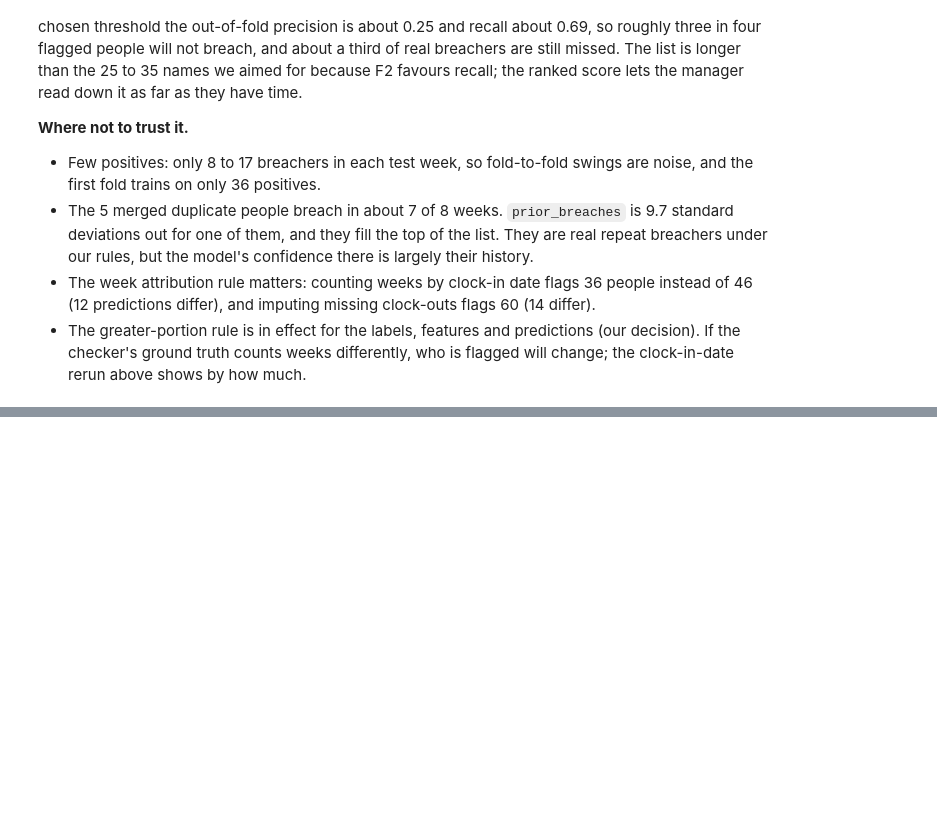
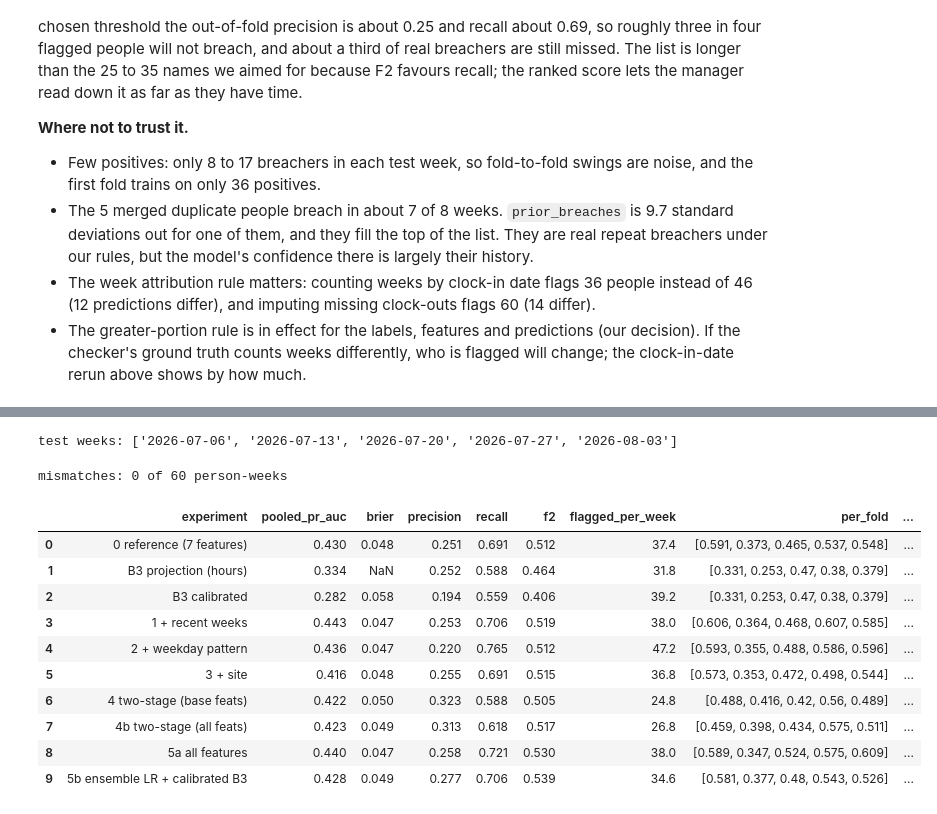
Before and after one commit to MistryDev09/JemTechnical, a Jupyter notebook: data_modeling.ipynb, the cells around one changed output, grey strips where cells are left out. Drawn from its saved outputs; the diff is of its cells as text; code cells hidden in the pictures; blank space fills up the shorter version.

```diff
--- a/data_modeling.ipynb
+++ b/data_modeling.ipynb
@@ -760,0 +764,17 @@ wrote predictions.csv: 213 rows, 51 flagged
+# %%
+# Experiments use the same code, folds, C selection and F2 threshold as the shipped model (src/forecast.py).
+import warnings; warnings.filterwarnings("ignore")
+from sklearn.linear_model import Ridge
+from sklearn.metrics import brier_score_loss
+from src.forecast import (build_table, rolling_cv, baseline_oof, test_indices, best_threshold, f2_at, _ap,
+                          BASE_FEATS, CAP)
+
+seg = segments.merge(shifts[["shift_id", "shift_date"]], on="shift_id")[
+    ["shift_id", "person_key", "shift_date", "week_start", "hours", "site_id"]]
+seg = seg[seg.week_start <= current_week]
+primary_site = add_person_key(employees[["employee_id", "primary_site_id"]], people).groupby("person_key")["primary_site_id"].first()
+hol_dates = set(pd.to_datetime(holidays["date"]).dt.normalize())
+TEST = test_indices(len(weeks))
+print("test weeks:", [str(weeks[k].date()) for k in TEST])
+# %% [output]
+test weeks: ['2026-07-06', '2026-07-13', '2026-07-20', '2026-07-27', '2026-08-03']
@@ -760,0 +870,49 @@ wrote predictions.csv: 213 rows, 51 flagged
+# %%
+# Leakage check: recompute four of the new features independently for 60 random person-weeks.
+t = add_features(build_table(seg, persons, weeks, OFFSET, night), seg, OFFSET)
+fw = seg.groupby(["person_key", "week_start"])["hours"].sum()
+bad = 0
+for r in t.sample(60, random_state=1).itertuples():
+    prior = [w for w in weeks if w < r.week_start]
+    h = [fw.get((r.person_key, w), 0.0) for w in prior]
+    p = seg[(seg.person_key == r.person_key) & (seg.week_start.isin(prior))]
+    exp = [h[-1], np.mean(h[-2:]),
+           np.mean([(p[(p.week_start == w) & (p.shift_date.dt.weekday == 6)].hours.sum() > 0) for w in prior]),
+           np.mean([p[(p.week_start == w) & (p.shift_date.dt.weekday > OFFSET)].hours.sum() for w in prior])]
+    got = [r.last_week_hours, r.last2_hours, r.sunday_share_prior, r.avg_after_hours_prior]
+    bad += not np.allclose(exp, got)
+print("mismatches:", bad, "of 60 person-weeks")
+# %% [output]
+mismatches: 0 of 60 person-weeks
+# %%
+pd.set_option("display.width", 250); pd.set_option("display.max_columns", 30)
+t = add_features(build_table(seg, persons, weeks, OFFSET, night), seg, OFFSET)
+oof = {}
+oof["0 reference (7 features)"] = rolling_cv(t, weeks, BASE_FEATS, TEST)
+oof["B3 projection (hours)"] = baseline_oof(t, weeks, "B3", TEST)
+oof["B3 calibrated"] = rolling_cv(t, weeks, ["B3"], TEST)
+oof["1 + recent weeks"] = rolling_cv(t, weeks, BASE_FEATS + RECENT, TEST)
+oof["2 + weekday pattern"] = rolling_cv(t, weeks, BASE_FEATS + WEEKDAY, TEST)
+oof["3 + site"] = rolling_cv(t, weeks, BASE_FEATS + SITE, TEST)
+oof["4 two-stage (base feats)"] = two_stage(t, BASE_FEATS + ["B3"], TEST)
+oof["4b two-stage (all feats)"] = two_stage(t, BASE_FEATS + RECENT + WEEKDAY + SITE, TEST)
+oof["5a all features"] = rolling_cv(t, weeks, BASE_FEATS + RECENT + WEEKDAY + SITE, TEST)
+e = oof["0 reference (7 features)"].copy()
+e["score"] = (e.score.values + oof["B3 calibrated"].score.values) / 2
+oof["5b ensemble LR + calibrated B3"] = e
+ref = oof["0 reference (7 features)"]
+results = pd.DataFrame([summarise(k, v, None if k.startswith("0") else ref) for k, v in oof.items()])
+results.loc[results.experiment.str.contains("projection"), "brier"] = np.nan   # hours, not a probability
+results.round(3)
+# %% [output]
+|  | experiment | pooled_pr_auc | brier | precision | recall | f2 | flagged_per_week | per_fold | ... |
+| 0 | 0 reference (7 features) | 0.430 | 0.048 | 0.251 | 0.691 | 0.512 | 37.4 | [0.591, 0.373, 0.465, 0.537, 0.548] | ... |
+| 1 | B3 projection (hours) | 0.334 | NaN | 0.252 | 0.588 | 0.464 | 31.8 | [0.331, 0.253, 0.47, 0.38, 0.379] | ... |
+| 2 | B3 calibrated | 0.282 | 0.058 | 0.194 | 0.559 | 0.406 | 39.2 | [0.331, 0.253, 0.47, 0.38, 0.379] | ... |
+| 3 | 1 + recent weeks | 0.443 | 0.047 | 0.253 | 0.706 | 0.519 | 38.0 | [0.606, 0.364, 0.468, 0.607, 0.585] | ... |
+| 4 | 2 + weekday pattern | 0.436 | 0.047 | 0.220 | 0.765 | 0.512 | 47.2 | [0.593, 0.355, 0.488, 0.586, 0.596] | ... |
+| 5 | 3 + site | 0.416 | 0.048 | 0.255 | 0.691 | 0.515 | 36.8 | [0.573, 0.353, 0.472, 0.498, 0.544] | ... |
+| 6 | 4 two-stage (base feats) | 0.422 | 0.050 | 0.323 | 0.588 | 0.505 | 24.8 | [0.488, 0.416, 0.42, 0.56, 0.489] | ... |
+| 7 | 4b two-stage (all feats) | 0.423 | 0.049 | 0.313 | 0.618 | 0.517 | 26.8 | [0.459, 0.398, 0.434, 0.575, 0.511] | ... |
+| 8 | 5a all features | 0.440 | 0.047 | 0.258 | 0.721 | 0.530 | 38.0 | [0.589, 0.347, 0.524, 0.575, 0.609] | ... |
+| 9 | 5b ensemble LR + calibrated B3 | 0.428 | 0.049 | 0.277 | 0.706 | 0.539 | 34.6 | [0.581, 0.377, 0.48, 0.543, 0.526] | ... |
```
Also changed, not shown: parts of 8 cells of this notebook.
